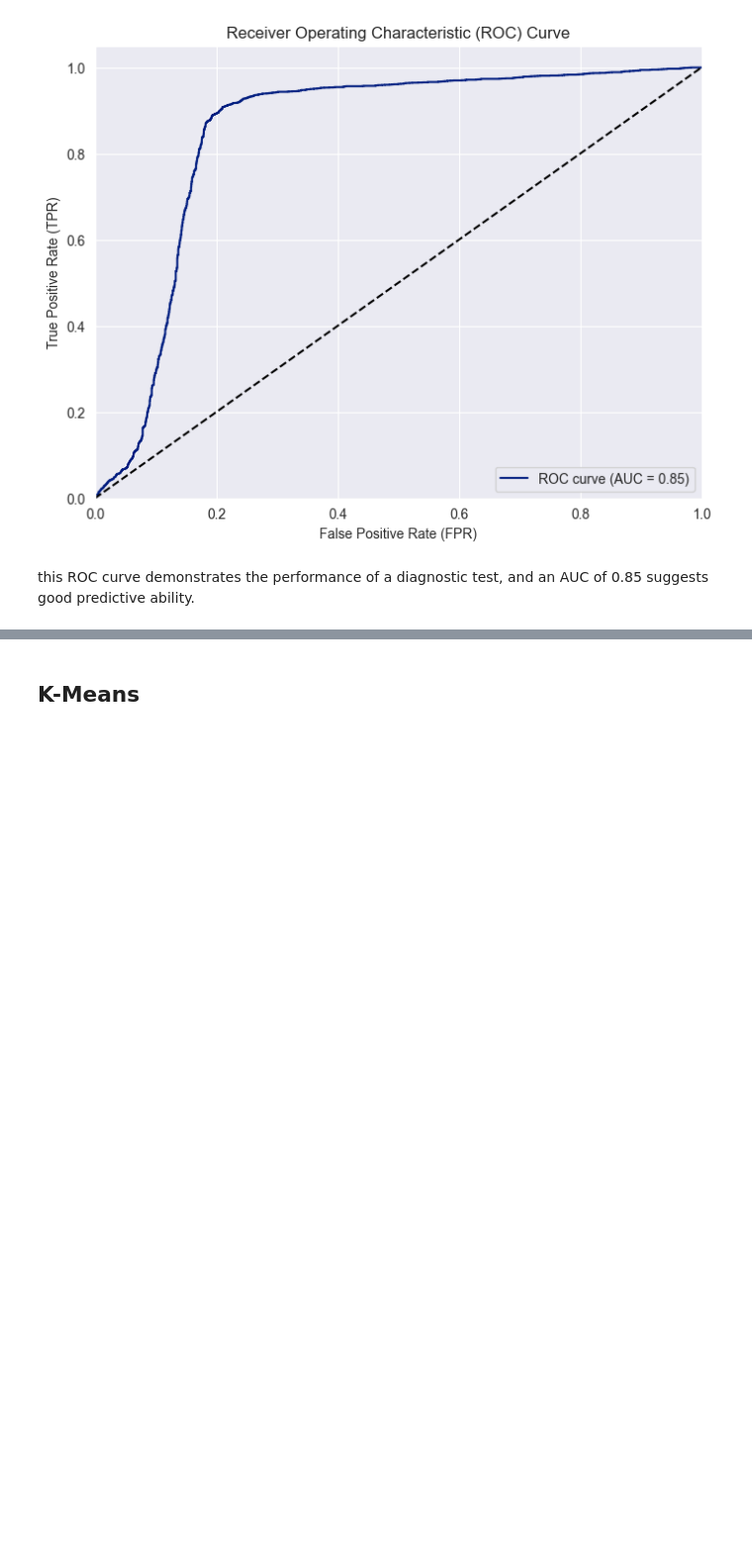
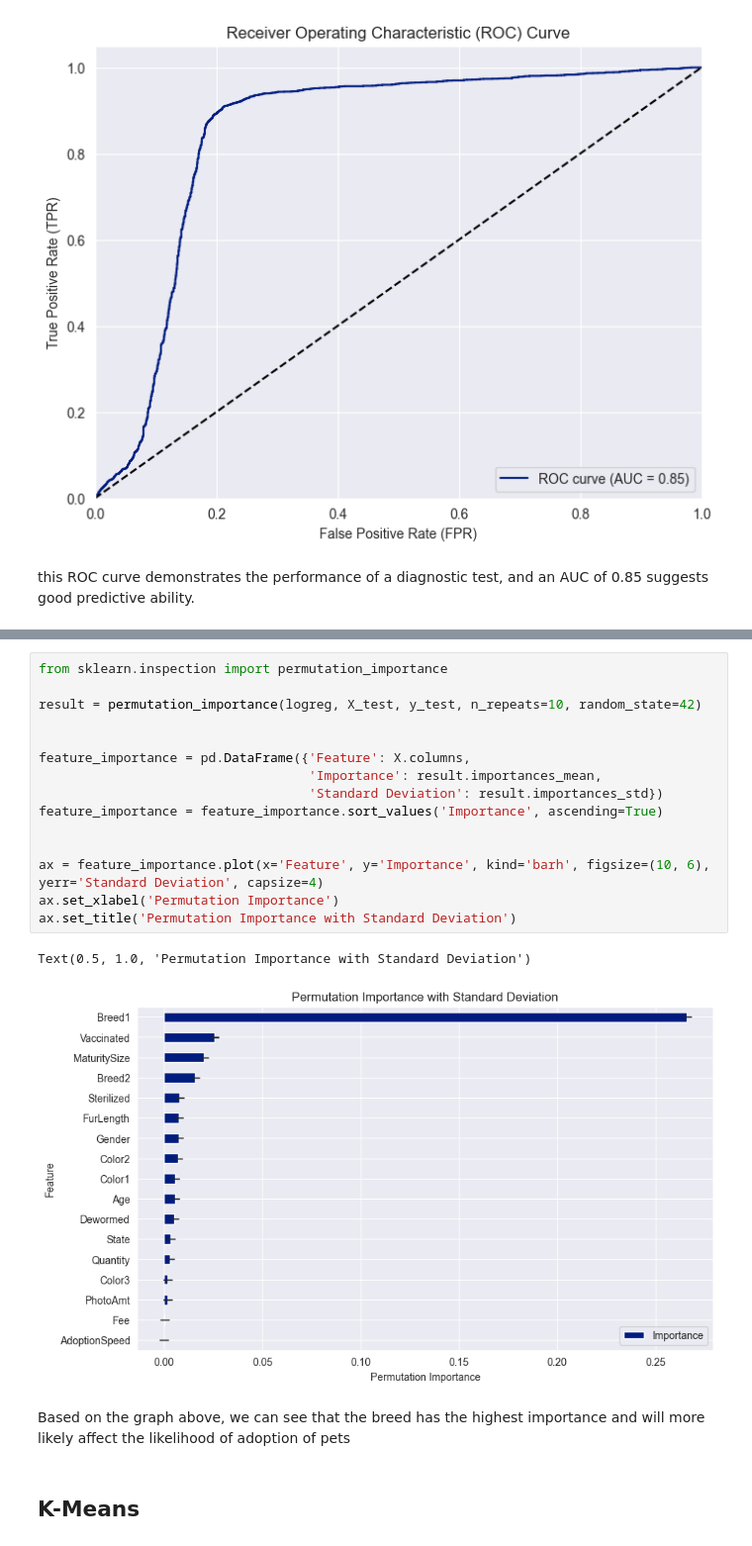
Before and after one commit to LutfiIzzat/MachineLearningProject, a Jupyter notebook: 5_Project/ML_Project.ipynb, the cells around one changed output, grey strips where cells are left out. Shown at 99% size. Drawn from its saved outputs; the diff is of its cells as text; blank space fills up the shorter version.

```diff
--- a/5_Project/ML_Project.ipynb
+++ b/5_Project/ML_Project.ipynb
@@ -1490,3 +1522,23 @@ this ROC curve demonstrates the performance of a diagnostic test, and an AUC of
+# %%
+from sklearn.inspection import permutation_importance
+
+result = permutation_importance(logreg, X_test, y_test, n_repeats=10, random_state=42)
+
+
+feature_importance = pd.DataFrame({'Feature': X.columns,
+                                   'Importance': result.importances_mean,
+                                   'Standard Deviation': result.importances_std})
+feature_importance = feature_importance.sort_values('Importance', ascending=True)
+
+
+ax = feature_importance.plot(x='Feature', y='Importance', kind='barh', figsize=(10, 6), yerr='Standard Deviation', capsize=4)
+ax.set_xlabel('Permutation Importance')
+ax.set_title('Permutation Importance with Standard Deviation')
+# %% [output]
+Text(0.5, 1.0, 'Permutation Importance with Standard Deviation')
+[figure, added]
+# %% [markdown]
+Based on the graph above, we can see that the breed has the highest importance and will more likely affect the likelihood of adoption of pets
 # %% [markdown]
 ## K-Means
 # %% [markdown]
```
Also changed, not shown: parts of 36 cells of this notebook, 9 other files.
